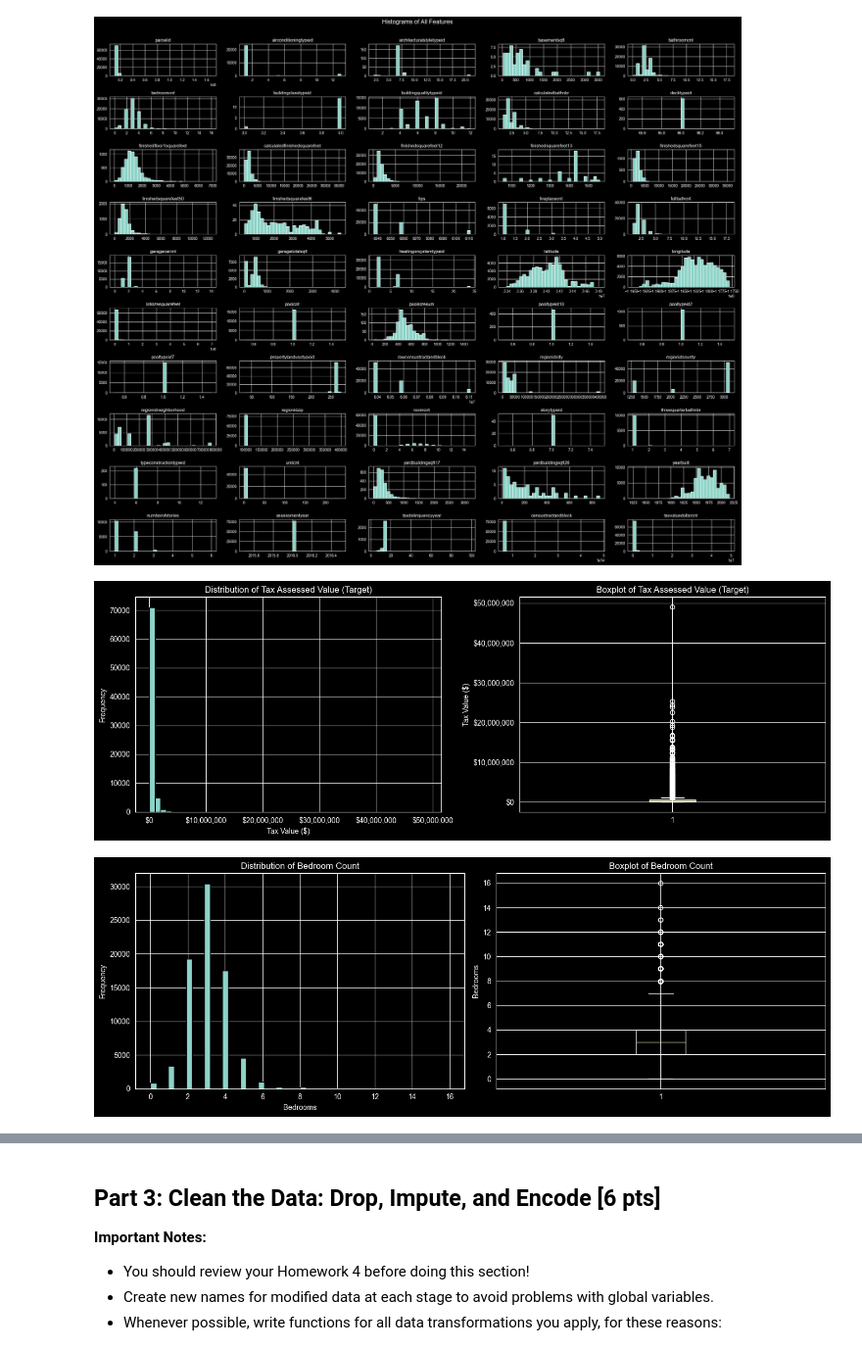
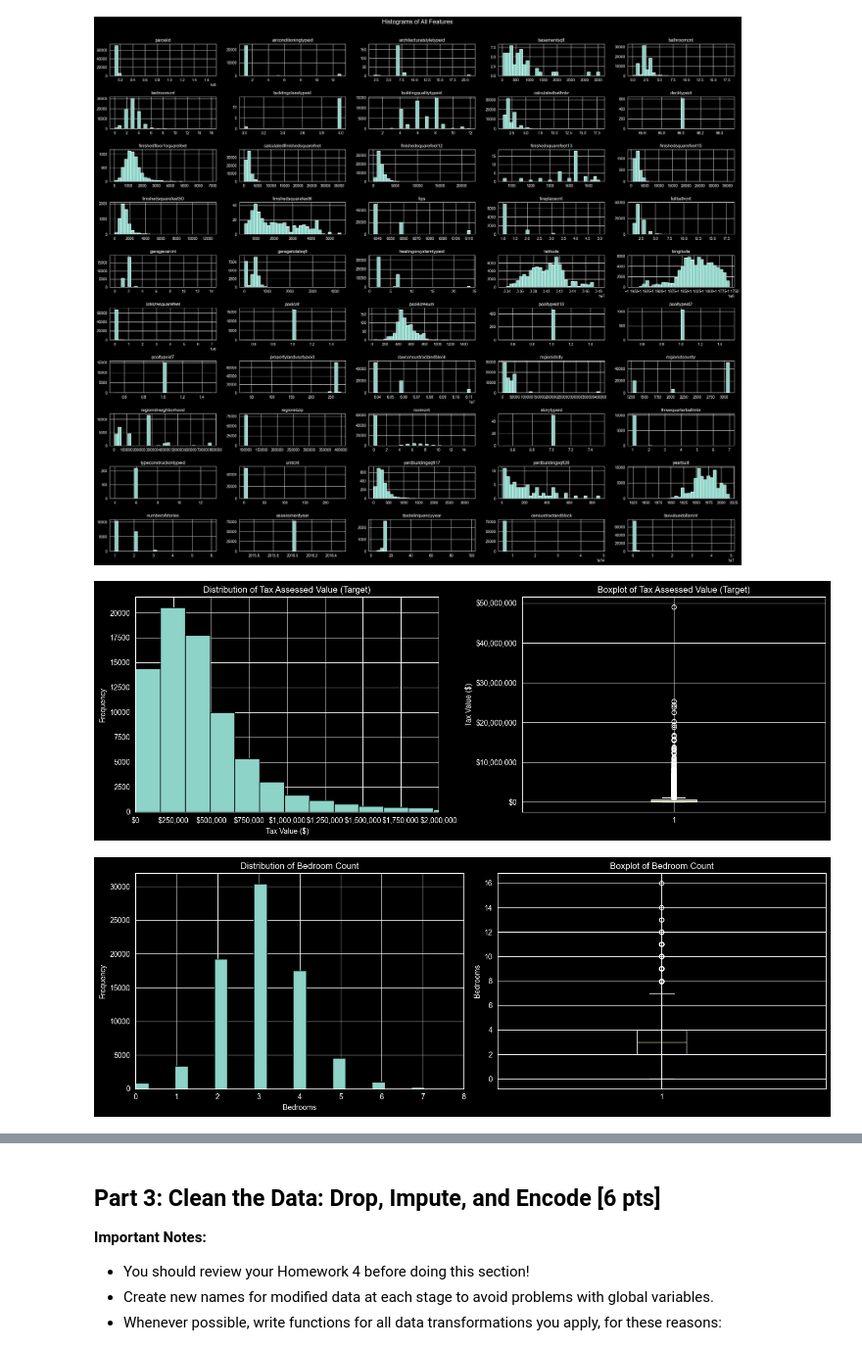
Before and after one commit to reynolkb-bu/Module-3-Assignments, a Jupyter notebook: Milestone_01.ipynb, the cells around one changed output, grey strips where cells are left out. Shown at 98% size. Cells and saved outputs as stored; diff of their text form; code cells hidden in the pictures.

Commit message:
update histograms to make them more clear for 2B

```diff
--- a/Milestone_01.ipynb
+++ b/Milestone_01.ipynb
@@ -281,22 +281,23 @@ plt.show()
 # %%
 # Feature 1: Target variable - taxvaluedollarcnt
 fig, axes = plt.subplots(1, 2, figsize=(14, 5))
 
-axes[0].hist(df['taxvaluedollarcnt'].dropna(), bins=50, edgecolor='black')
+axes[0].hist(df['taxvaluedollarcnt'].dropna(), bins=300, edgecolor='black')
 axes[0].set_title('Distribution of Tax Assessed Value (Target)')
 axes[0].set_xlabel('Tax Value ($)')
 axes[0].set_ylabel('Frequency')
+axes[0].set_xlim(0, 2_000_000)
 axes[0].xaxis.set_major_formatter(mticker.FuncFormatter(dollar_format))
 
 axes[1].boxplot(df['taxvaluedollarcnt'].dropna(), vert=True)
 axes[1].set_title('Boxplot of Tax Assessed Value (Target)')
 axes[1].set_ylabel('Tax Value ($)')
 axes[1].yaxis.set_major_formatter(mticker.FuncFormatter(dollar_format))
 
 plt.tight_layout()
 plt.show()
 # %% [output]
-[figure, old version]
+[figure, new version]
 # %%
 # Feature 2: bedroomcnt - number of bedrooms is a primary home value driver
 fig, axes = plt.subplots(1, 2, figsize=(14, 5))
@@ -305,6 +306,7 @@ axes[0].hist(df['bedroomcnt'].dropna(), bins=50, edgecolor='black')
 axes[0].set_title('Distribution of Bedroom Count')
 axes[0].set_xlabel('Bedrooms')
 axes[0].set_ylabel('Frequency')
+axes[0].set_xlim(0, 8)
 
 axes[1].boxplot(df['bedroomcnt'].dropna(), vert=True)
 axes[1].set_title('Boxplot of Bedroom Count')
@@ -313,7 +315,7 @@ axes[1].set_ylabel('Bedrooms')
 plt.tight_layout()
 plt.show()
 # %% [output]
-[figure, old version]
+[figure, new version]
 # %%
 # Feature 3: bathroomcnt - number of bathrooms is a primary home value driver
 fig, axes = plt.subplots(1, 2, figsize=(14, 5))
```
Also changed, not shown: parts of 3 cells of this notebook.
